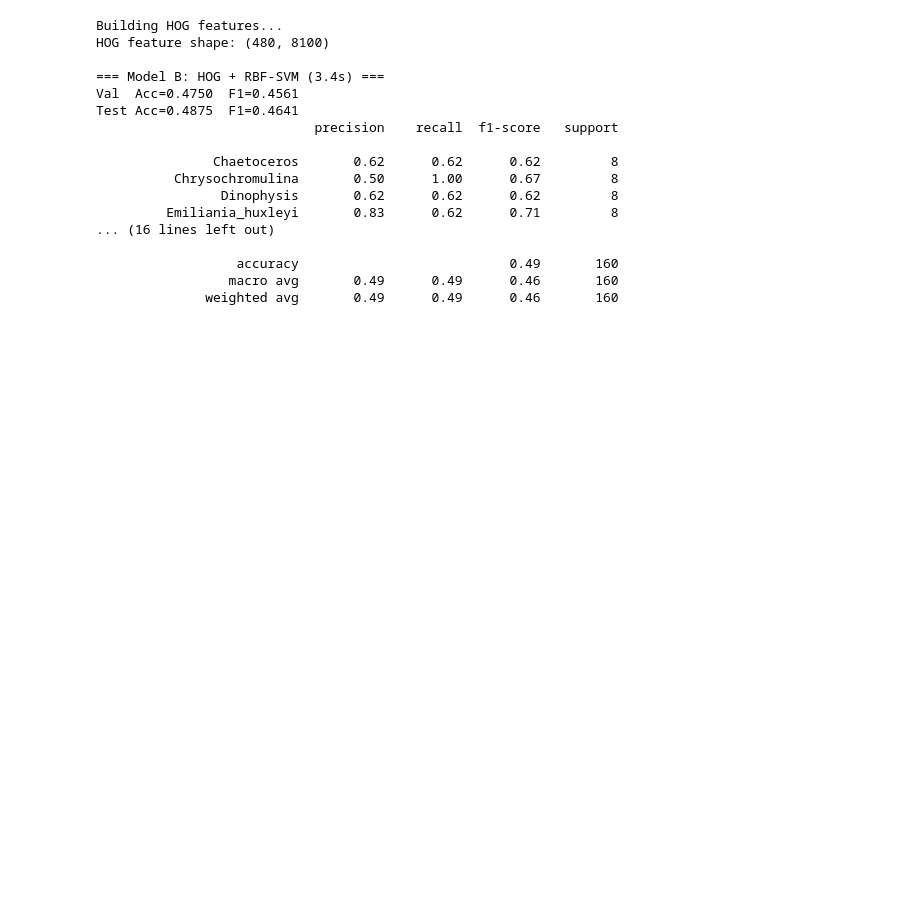
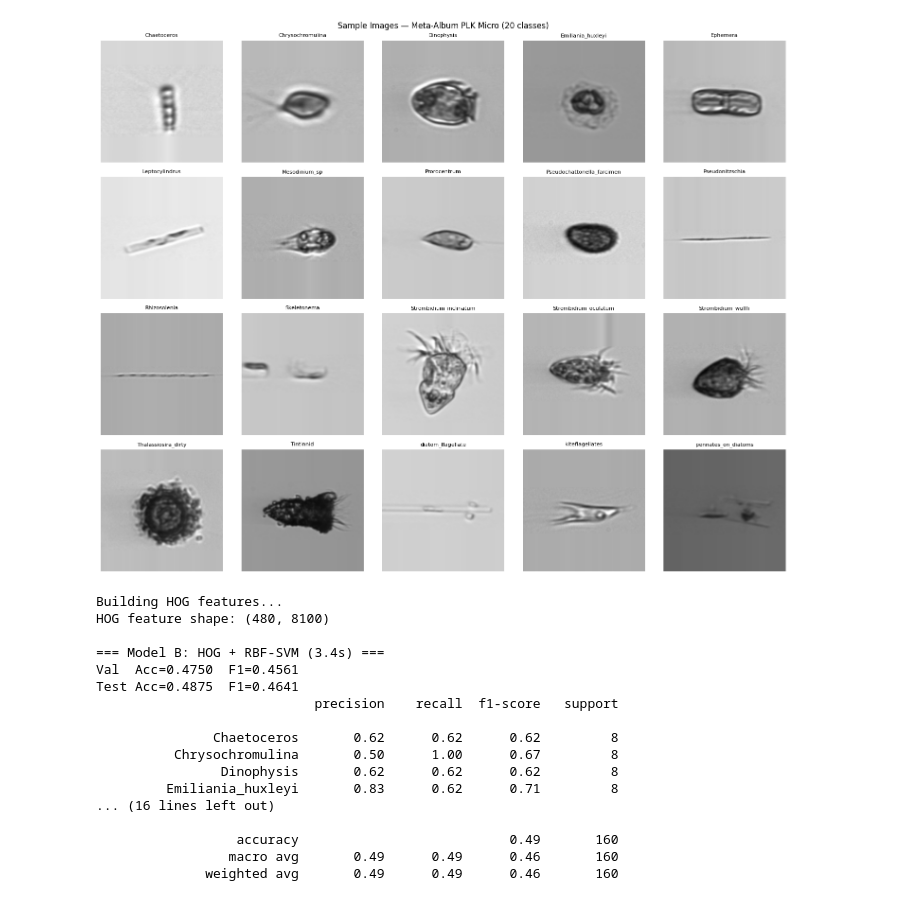
Before and after one commit to xiaomingtseng/ml2026-assignments, a Jupyter notebook: a4_common.ipynb, the cells around one changed output. Drawn from its saved outputs; the diff is of its cells as text; code cells hidden in the pictures; blank space fills up the shorter version.

Commit message:
A4: add dataset visualization cell (sample images per class)
Co-Authored-By: Claude Sonnet 4.6 <noreply@anthropic.com>

```diff
--- a/a4_common.ipynb
+++ b/a4_common.ipynb
@@ -317,6 +317,27 @@ Train: 480  Val: 160  Test: 160
 Split check passed ✓
 
 Device: cuda
+# %%
+import matplotlib.pyplot as plt
+from PIL import Image
+import random
+
+# 每類抽 1 張，顯示前 20 類
+fig, axes = plt.subplots(4, 5, figsize=(15, 12))
+axes = axes.flatten()
+
+for i, cls in enumerate(le.classes_):
+    sample = df_images[df_images["label"] == cls].sample(1, random_state=RANDOM_SEED).iloc[0]
+    img = Image.open(sample["path"]).convert("RGB")
+    axes[i].imshow(img)
+    axes[i].set_title(cls, fontsize=8)
+    axes[i].axis("off")
+
+plt.suptitle("Sample Images — Meta-Album PLK Micro (20 classes)", fontsize=12)
+plt.tight_layout()
+plt.show()
+# %% [output]
+[figure, added]
 # %%
 from skimage.feature import hog
 from sklearn.pipeline import Pipeline
```
Also changed, not shown: parts of 1 cell of this notebook.
